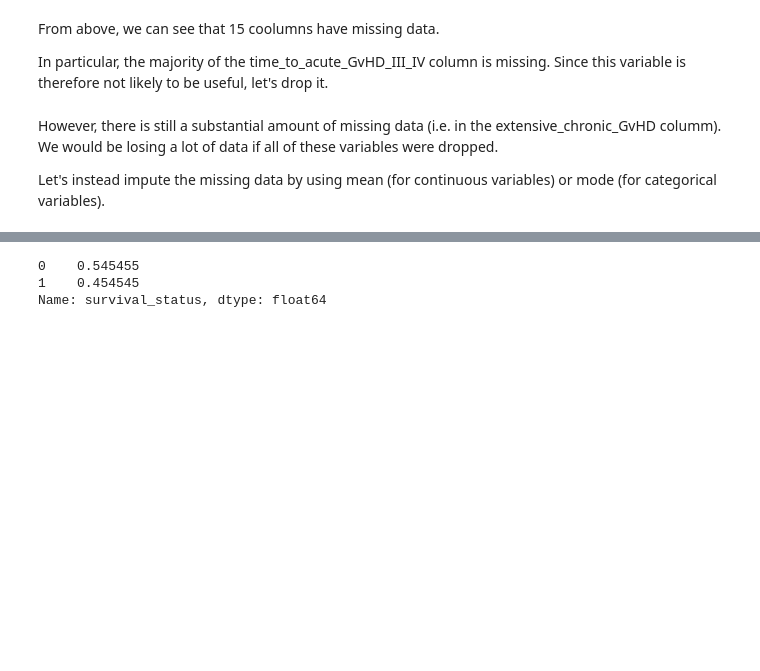
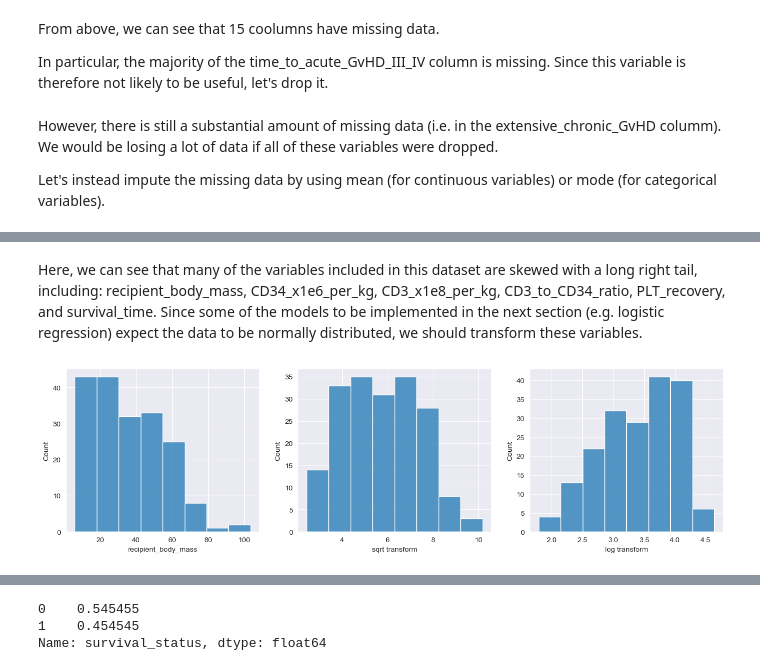
Before and after one commit to ebpark16/predicting_HSCT_survival, a Jupyter notebook: Data_Pre_Processing_and_Feature_Selection.ipynb, the cells around one changed output, grey strips where cells are left out. Drawn from its saved outputs; the diff is of its cells as text; code cells hidden in the pictures; blank space fills up the shorter version.

```diff
--- a/Data_Pre_Processing_and_Feature_Selection.ipynb
+++ b/Data_Pre_Processing_and_Feature_Selection.ipynb
@@ -73,0 +99,11 @@ assert df.isna().sum().sum() == 0
+# %% [markdown]
+Here, we can see that many of the variables included in this dataset are skewed with a long right tail, including: recipient_body_mass, CD34_x1e6_per_kg, CD3_x1e8_per_kg, CD3_to_CD34_ratio, PLT_recovery, and survival_time. Since some of the models to be implemented in the next section (e.g. logistic regression) expect the data to be normally distributed, we should transform these variables.
+# %%
+# recipient_body_mass
+
+fig,ax = plt.subplots(1,3,figsize=(16,4))
+sns.histplot(x=df.recipient_body_mass, bins=8, ax=ax[0]);
+sns.histplot(x=df.recipient_body_mass.apply(np.sqrt), bins=8, ax=ax[1]); ax[1].set_xlabel('sqrt transform');
+sns.histplot(x=df.recipient_body_mass.apply(np.log), bins=8, ax=ax[2]); ax[2].set_xlabel('log transform');
+# %% [output]
+[figure, added]
```
Also changed, not shown: parts of 26 cells of this notebook, 1 other file.
